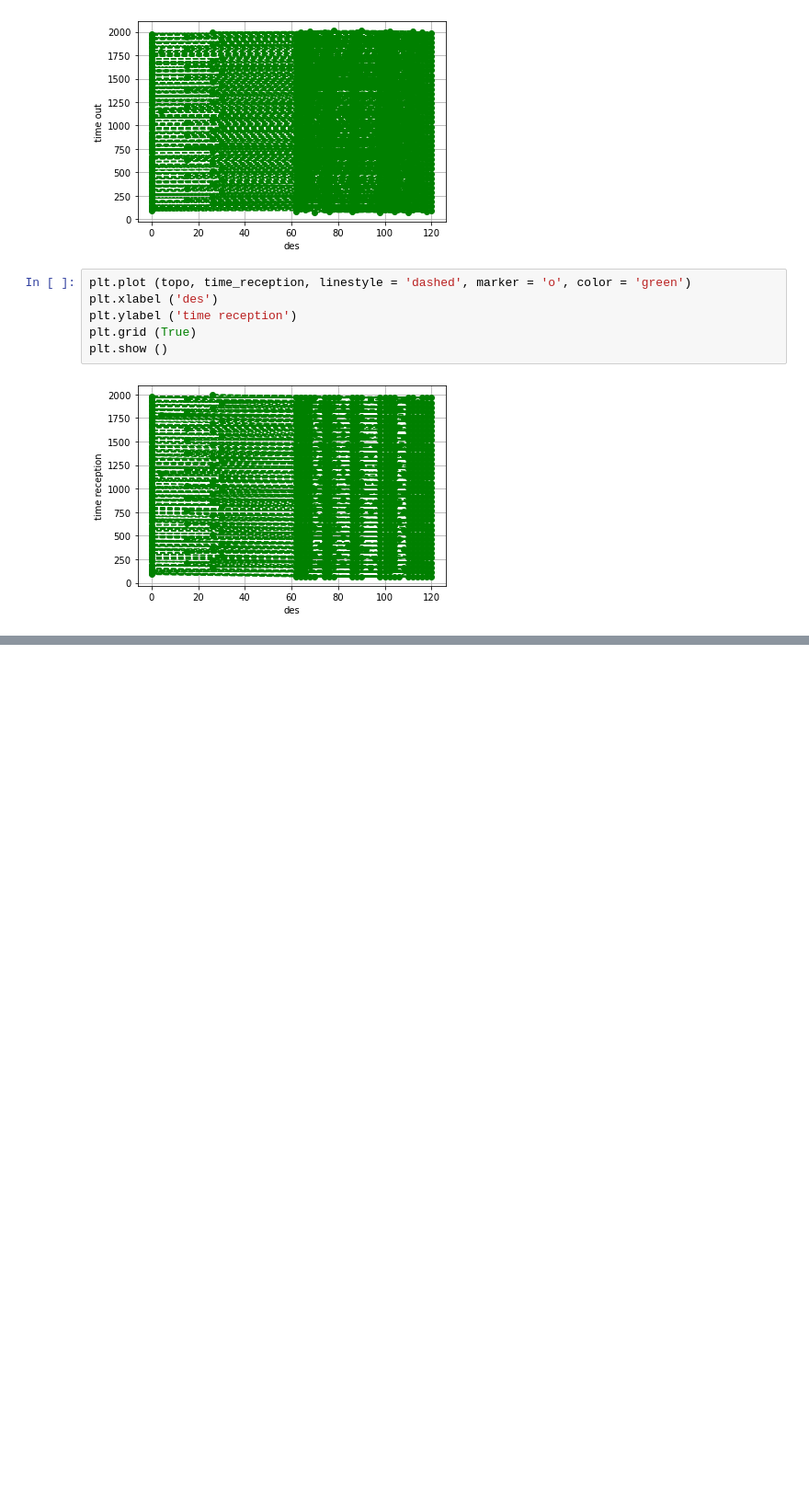
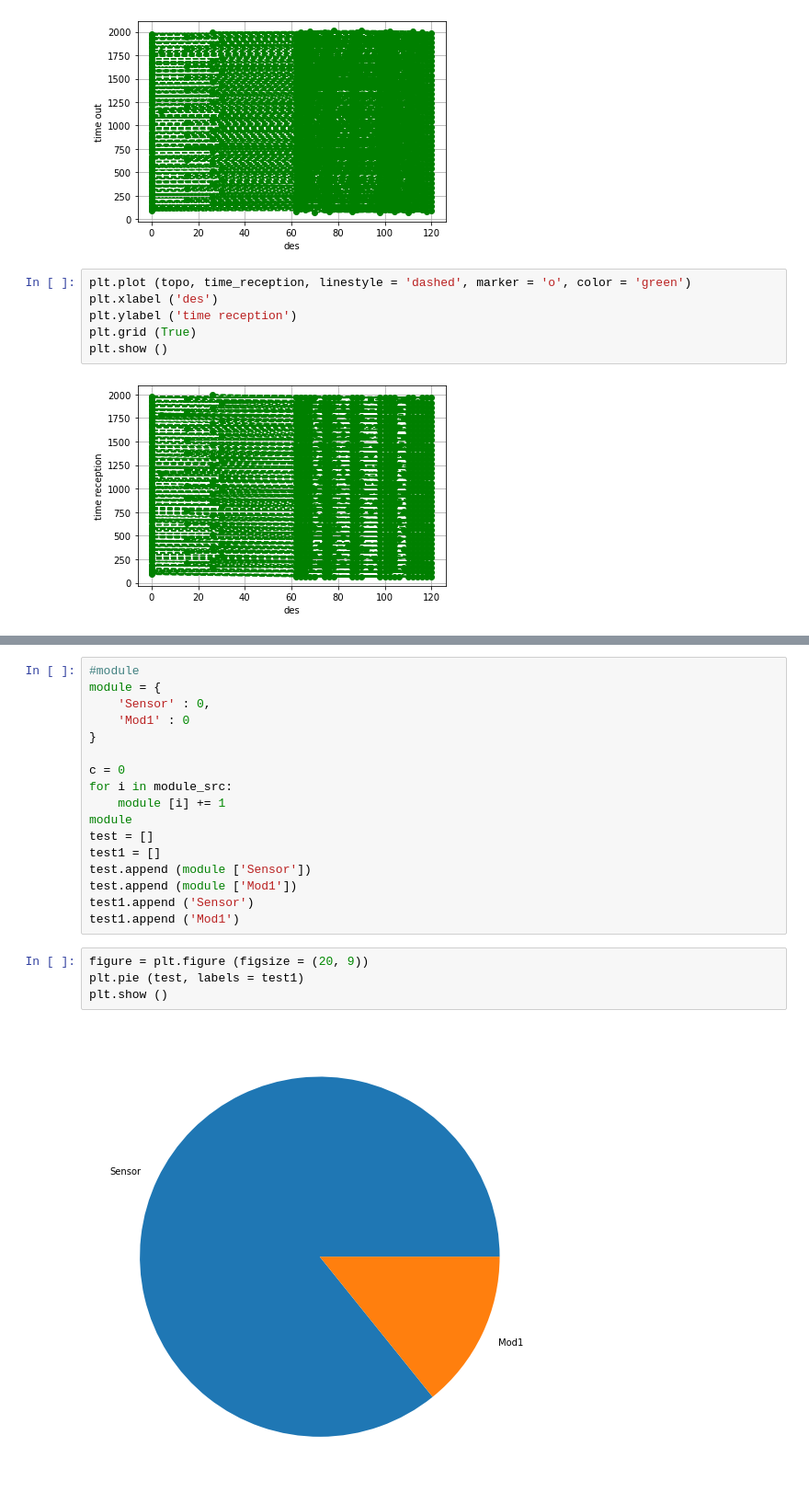
Before and after one commit to malay20002712/Code-analysis-Python, a Jupyter notebook: fog2 random topology.ipynb, the cells around one changed output, grey strips where cells are left out. Shown at 92% size. Saved outputs shown, nothing was run; the diff lists cells and outputs as text; blank space fills up the shorter version.

```diff
--- a/fog2 random topology.ipynb
+++ b/fog2 random topology.ipynb
@@ -674,0 +891,23 @@ plt.show ()
+# %%
+#module
+module = {
+    'Sensor' : 0,
+    'Mod1' : 0
+}
+
+c = 0
+for i in module_src:
+    module [i] += 1
+module
+test = []
+test1 = []
+test.append (module ['Sensor'])
+test.append (module ['Mod1'])
+test1.append ('Sensor')
+test1.append ('Mod1')
+# %%
+figure = plt.figure (figsize = (20, 9))
+plt.pie (test, labels = test1)
+plt.show ()
+# %% [output]
+[figure, added]
```
Also changed, not shown: parts of 104 cells of this notebook.
